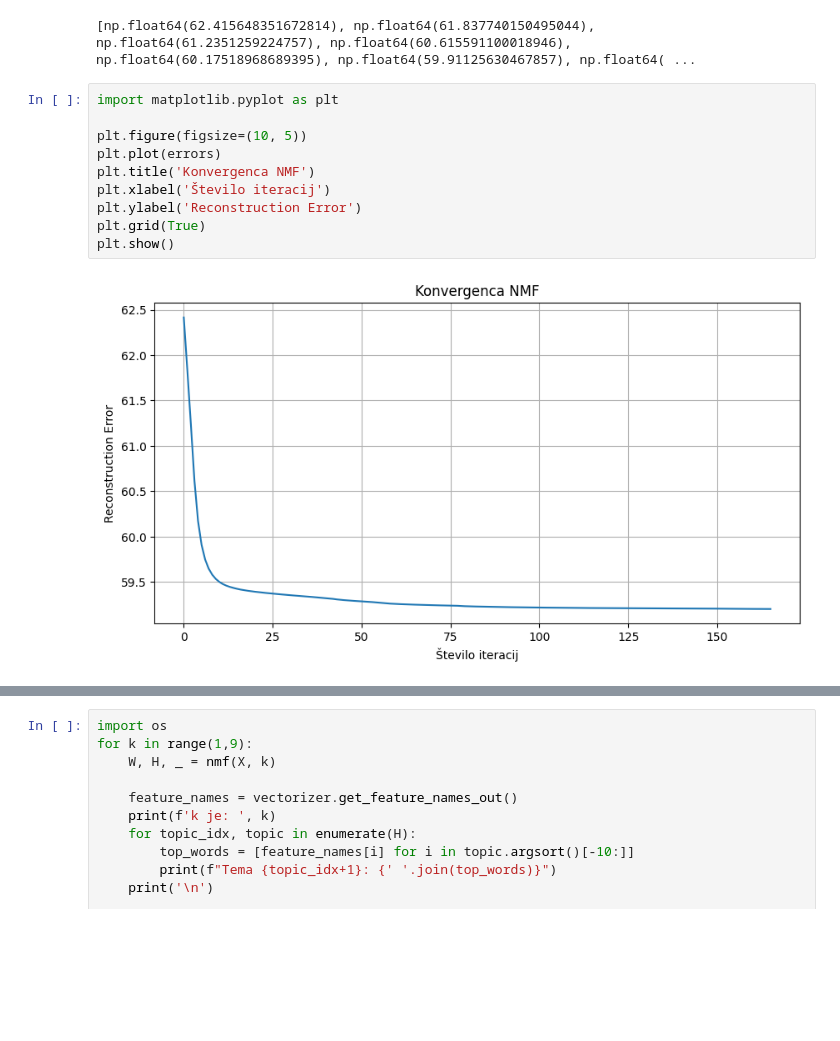
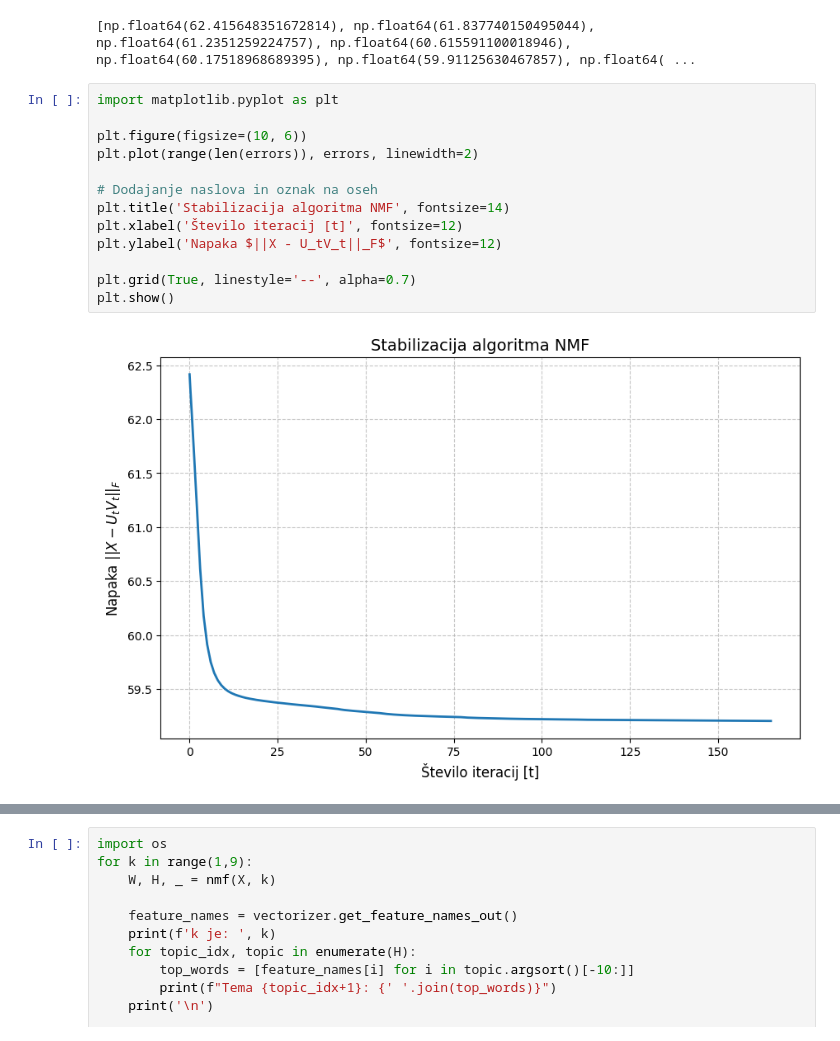
Before and after one commit to leilamokrovic1/Diplomska-naloga, a Jupyter notebook: leto_2003/implementacija_nmf.ipynb, the cells around one changed output, grey strips where cells are left out. Saved outputs shown, nothing was run; the diff lists cells and outputs as text; blank space fills up the shorter version.

```diff
--- a/leto_2003/implementacija_nmf.ipynb
+++ b/leto_2003/implementacija_nmf.ipynb
@@ -220,12 +220,15 @@ print(errors)
 # %%
 import matplotlib.pyplot as plt
 
-plt.figure(figsize=(10, 5))
-plt.plot(errors)
-plt.title('Konvergenca NMF')
-plt.xlabel('Število iteracij')
-plt.ylabel('Reconstruction Error')
-plt.grid(True)
+plt.figure(figsize=(10, 6))
+plt.plot(range(len(errors)), errors, linewidth=2)
+
+# Dodajanje naslova in oznak na oseh
+plt.title('Stabilizacija algoritma NMF', fontsize=14)
+plt.xlabel('Število iteracij [t]', fontsize=12)
+plt.ylabel('Napaka $||X - U_tV_t||_F$', fontsize=12)
+
+plt.grid(True, linestyle='--', alpha=0.7)
 plt.show()
 # %% [output]
-[figure, old version]
+[figure, new version]
```
Also changed, not shown: parts of 4 cells of this notebook, 5 other files.
